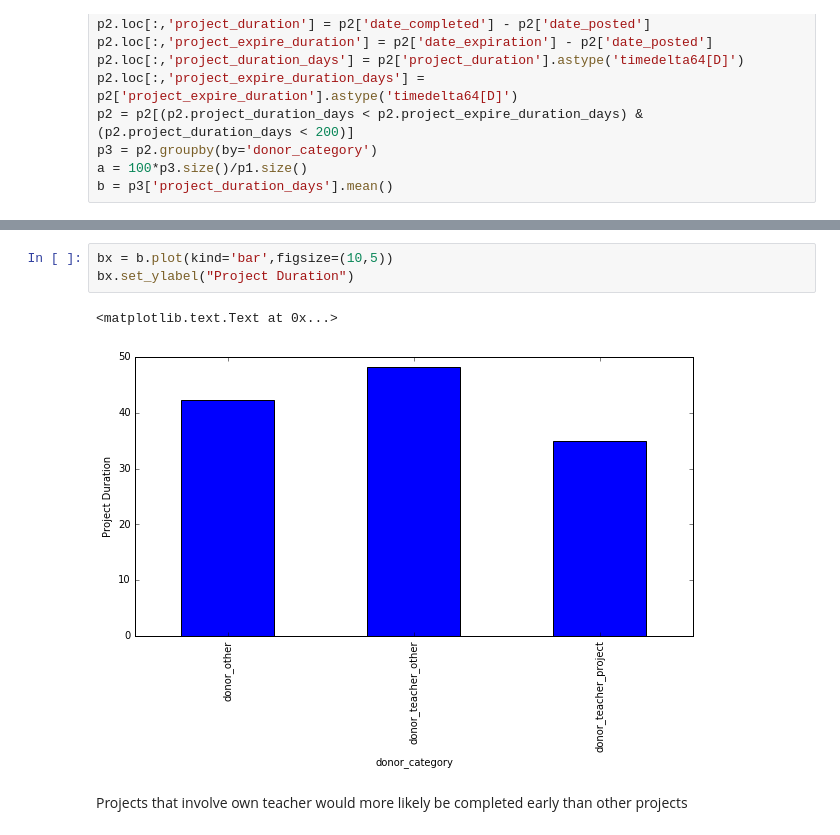
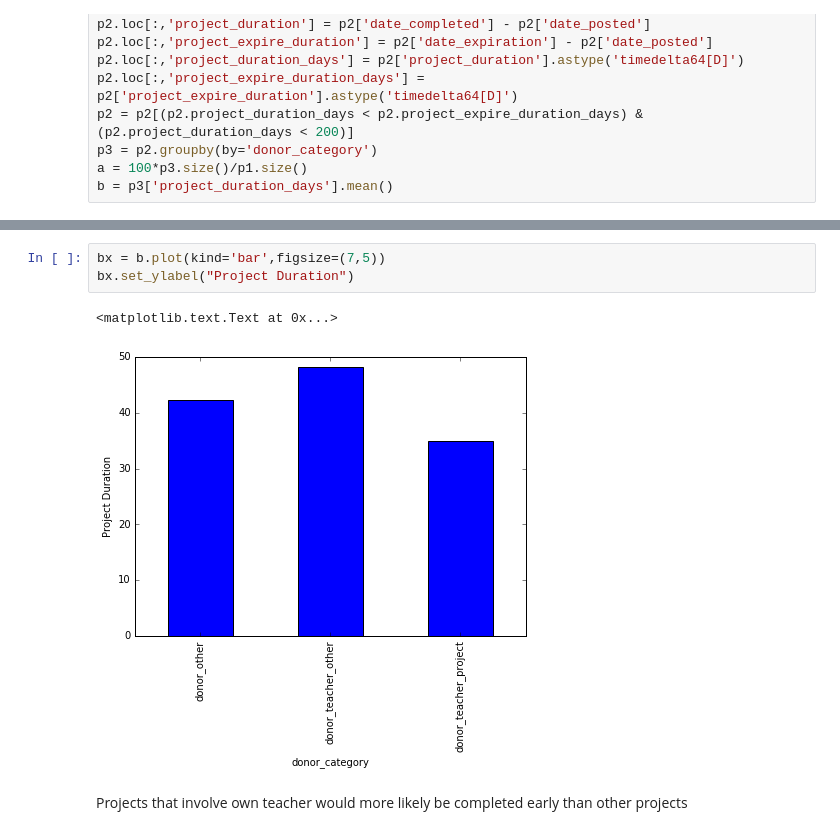
Before and after one commit to Naveed1842/data-science-intensive-2, a Jupyter notebook: Donor-Choose-Project/Projects_Donations_DataExploration.ipynb, the cells around one changed output, grey strips where cells are left out. Saved outputs shown, nothing was run; the diff lists cells and outputs as text.

```diff
--- a/Donor-Choose-Project/Projects_Donations_DataExploration.ipynb
+++ b/Donor-Choose-Project/Projects_Donations_DataExploration.ipynb
@@ -177,8 +186,8 @@ ax.set_ylabel("Project Completion Percent")
 # %%
-bx = b.plot(kind='bar',figsize=(10,5))
+bx = b.plot(kind='bar',figsize=(7,5))
 bx.set_ylabel("Project Duration")
 # %% [output]
 <matplotlib.text.Text at 0x...>
-[figure, old version]
+[figure, new version]
 # %% [markdown]
 Projects that involve own teacher would more likely be completed early than other projects
```
Also changed, not shown: parts of 8 cells of this notebook.
